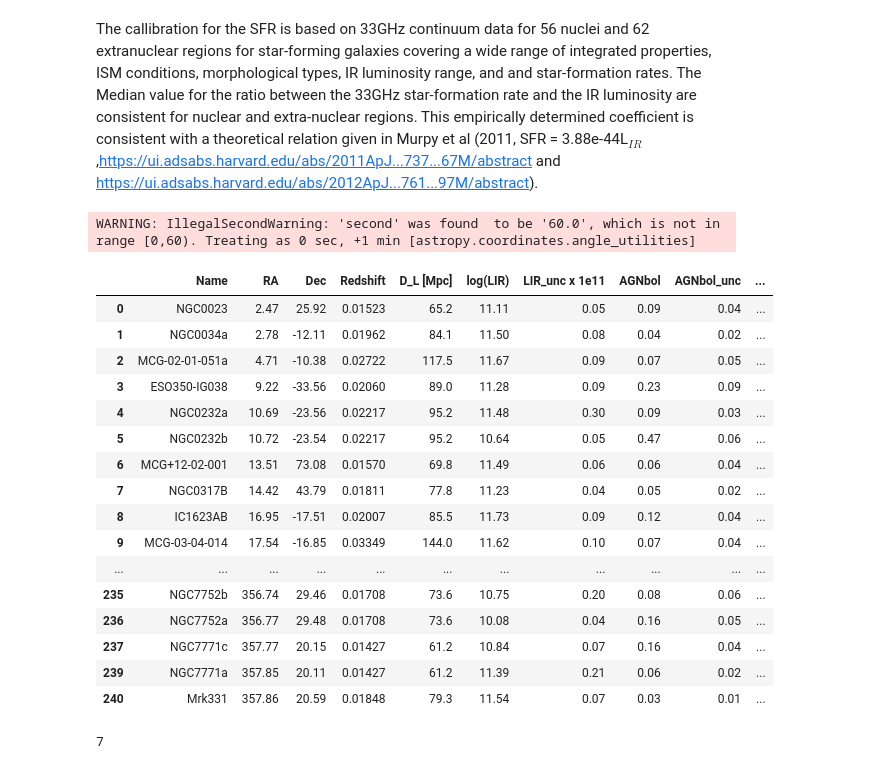
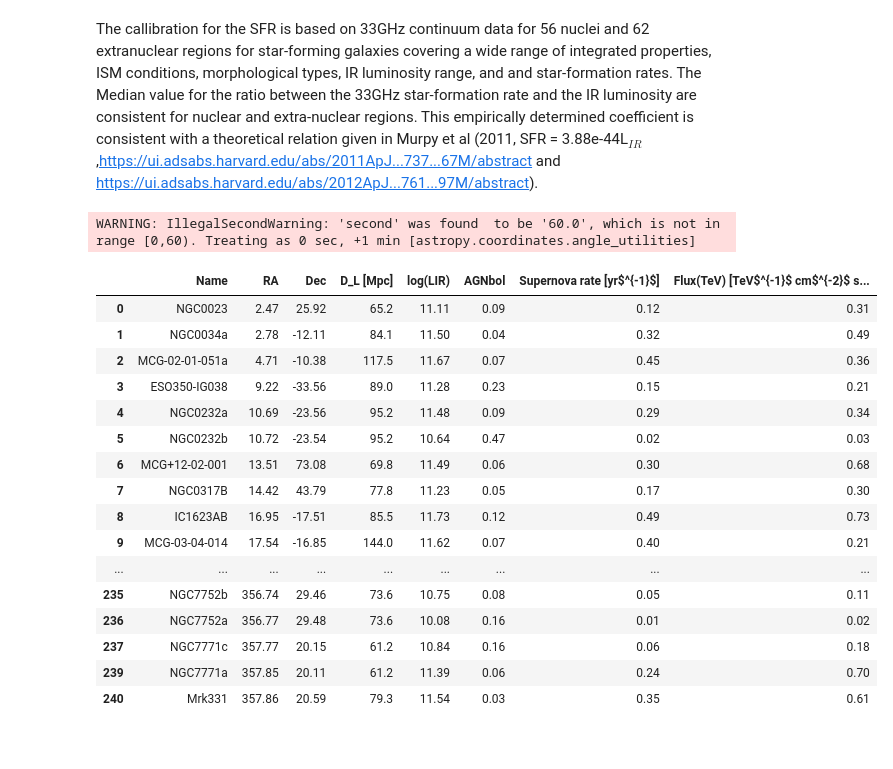
Before and after one commit to YarnoMerckx/neutrino-flux-GOALS-galaxies, a Jupyter notebook: Dataframe_paper_format.ipynb, the cells around one changed output. Cells and saved outputs as stored; diff of their text form; code cells hidden in the pictures.

```diff
--- a/Dataframe_paper_format.ipynb
+++ b/Dataframe_paper_format.ipynb
@@ -137,64 +137,58 @@ v= 500
 pmax = 1e8
 H = 150
 df = pd.DataFrame({ 'Name' : [i[1] for i in l],
 
         'RA' : [round(SkyCoord(i[2],i[3]).ra.deg,2)  for i in l],
 
         'Dec' : [round(SkyCoord(i[2],i[3]).dec.deg,2)  for i in l],
 
-        'Redshift': [i[4] for i in chars],
+        #'Redshift': [i[4] for i in chars],
 
         'D_L [Mpc]' : [ i[5] for i in chars],
 
         'log(LIR)' : [i[6] for i in chars],
 
-        'LIR_unc x 1e11' : [i[7] for i in chars],
+        #'LIR_unc x 1e11' : [i[7] for i in chars],
 
         'AGNbol' : [i[8] for i in chars],
 
-        'AGNbol_unc' : [i[9] for i in chars],
+        #'AGNbol_unc' : [i[9] for i in chars],
 
-        'SFR [M$_{\odot}$]' : [i[10] for i in chars ],
+        #'SFR [M$_{\odot}$]' : [i[10] for i in chars ],
 
-        'un-corr SFR [M$_{\odot}$]':[i[11] for i in chars ] ,
+        #'un-corr SFR [M$_{\odot}$]':[i[11] for i in chars ] ,
 
-        'Supernova rate [yr$^{-1}$] ' : [round(SNr_IMF((1-i[8])*pow(10,i[6]), "Yarno NK"),2) for i in chars],
+        'Supernova rate [yr$^{-1}$] ' : [round(0.5*SNr_IMF((1-i[8])*pow(10,i[6]), "Yarno NK"),2) for i in chars],
 
-        'un-corr Supernova rate [yr$^{-1}$] ' : [round(SNr_IMF(pow(10,i[6]), "Yarno NK"),2) for i in chars],
+        #'un-corr Supernova rate [yr$^{-1}$] ' : [round(0.5*SNr_IMF(pow(10,i[6]), "Yarno NK"),2) for i in chars],
 
-        'Flux(TeV) [TeV$^{-1}$ cm$^{-2}$ s$^{-1}$]': [round(Flux(1e3,R,v,nism,H,4,pmax,SNr_IMF((1-i[8])*pow(10,i[6]), "Yarno NK"),i[5]),13)*1e-3*1e12 for i in chars],
+        'Flux(TeV) [TeV$^{-1}$ cm$^{-2}$ s$^{-1}$]': [round(Flux(1e3,R,v,nism,H,4,pmax,0.5*SNr_IMF((1-i[8])*pow(10,i[6]), "Yarno NK"),i[5]),13)*1e-3*1e14 for i in chars],
 
-        'Flux(TeV) no AGN [GeV cm$^{-2}$ s$^{-1}$]': [round(Flux(1e3,R,v,nism,H,4,pmax,SNr_IMF(pow(10,i[6]), "Yarno NK"),i[5]),13)*1e-3*1e12 for i in chars],
-
+        #'Flux(TeV) no AGN [GeV cm$^{-2}$ s$^{-1}$]': [round(Flux(1e3,R,v,nism,H,4,pmax,0.5*SNr_IMF(pow(10,i[6]), "Yarno NK"),i[5]),13)*1e-3*1e12 for i in chars],
 
        }, index = [i[0] for i in chars])
 
 pd.set_option('display.max_rows', 500)
 
 display(df)
 # %% [output]
 WARNING: IllegalSecondWarning: 'second' was found  to be '60.0', which is not in range [0,60). Treating as 0 sec, +1 min [astropy.coordinates.angle_utilities]
-|  | Name | RA | Dec | Redshift | D_L [Mpc] | log(LIR) | LIR_unc x 1e11 | AGNbol | AGNbol_unc | ... |
-| 0 | NGC0023 | 2.47 | 25.92 | 0.01523 | 65.2 | 11.11 | 0.05 | 0.09 | 0.04 | ... |
-| 1 | NGC0034a | 2.78 | -12.11 | 0.01962 | 84.1 | 11.50 | 0.08 | 0.04 | 0.02 | ... |
-| 2 | MCG-02-01-051a | 4.71 | -10.38 | 0.02722 | 117.5 | 11.67 | 0.09 | 0.07 | 0.05 | ... |
-| 3 | ESO350-IG038 | 9.22 | -33.56 | 0.02060 | 89.0 | 11.28 | 0.09 | 0.23 | 0.09 | ... |
-| 4 | NGC0232a | 10.69 | -23.56 | 0.02217 | 95.2 | 11.48 | 0.30 | 0.09 | 0.03 | ... |
-| 5 | NGC0232b | 10.72 | -23.54 | 0.02217 | 95.2 | 10.64 | 0.05 | 0.47 | 0.06 | ... |
-| 6 | MCG+12-02-001 | 13.51 | 73.08 | 0.01570 | 69.8 | 11.49 | 0.06 | 0.06 | 0.04 | ... |
-| 7 | NGC0317B | 14.42 | 43.79 | 0.01811 | 77.8 | 11.23 | 0.04 | 0.05 | 0.02 | ... |
-| 8 | IC1623AB | 16.95 | -17.51 | 0.02007 | 85.5 | 11.73 | 0.09 | 0.12 | 0.04 | ... |
-| 9 | MCG-03-04-014 | 17.54 | -16.85 | 0.03349 | 144.0 | 11.62 | 0.10 | 0.07 | 0.04 | ... |
-| ... | ... | ... | ... | ... | ... | ... | ... | ... | ... | ... |
-| 235 | NGC7752b | 356.74 | 29.46 | 0.01708 | 73.6 | 10.75 | 0.20 | 0.08 | 0.06 | ... |
-| 236 | NGC7752a | 356.77 | 29.48 | 0.01708 | 73.6 | 10.08 | 0.04 | 0.16 | 0.05 | ... |
-| 237 | NGC7771c | 357.77 | 20.15 | 0.01427 | 61.2 | 10.84 | 0.07 | 0.16 | 0.04 | ... |
-| 239 | NGC7771a | 357.85 | 20.11 | 0.01427 | 61.2 | 11.39 | 0.21 | 0.06 | 0.02 | ... |
-| 240 | Mrk331 | 357.86 | 20.59 | 0.01848 | 79.3 | 11.54 | 0.07 | 0.03 | 0.01 | ... |
+|  | Name | RA | Dec | D_L [Mpc] | log(LIR) | AGNbol | Supernova rate [yr$^{-1}$] | Flux(TeV) [TeV$^{-1}$ cm$^{-2}$ s... |
+| 0 | NGC0023 | 2.47 | 25.92 | 65.2 | 11.11 | 0.09 | 0.12 | 0.31 |
+| 1 | NGC0034a | 2.78 | -12.11 | 84.1 | 11.50 | 0.04 | 0.32 | 0.49 |
+| 2 | MCG-02-01-051a | 4.71 | -10.38 | 117.5 | 11.67 | 0.07 | 0.45 | 0.36 |
+| 3 | ESO350-IG038 | 9.22 | -33.56 | 89.0 | 11.28 | 0.23 | 0.15 | 0.21 |
+| 4 | NGC0232a | 10.69 | -23.56 | 95.2 | 11.48 | 0.09 | 0.29 | 0.34 |
+| 5 | NGC0232b | 10.72 | -23.54 | 95.2 | 10.64 | 0.47 | 0.02 | 0.03 |
+| 6 | MCG+12-02-001 | 13.51 | 73.08 | 69.8 | 11.49 | 0.06 | 0.30 | 0.68 |
+| 7 | NGC0317B | 14.42 | 43.79 | 77.8 | 11.23 | 0.05 | 0.17 | 0.30 |
+| 8 | IC1623AB | 16.95 | -17.51 | 85.5 | 11.73 | 0.12 | 0.49 | 0.73 |
+| 9 | MCG-03-04-014 | 17.54 | -16.85 | 144.0 | 11.62 | 0.07 | 0.40 | 0.21 |
+| ... | ... | ... | ... | ... | ... | ... | ... | ... |
+| 235 | NGC7752b | 356.74 | 29.46 | 73.6 | 10.75 | 0.08 | 0.05 | 0.11 |
+| 236 | NGC7752a | 356.77 | 29.48 | 73.6 | 10.08 | 0.16 | 0.01 | 0.02 |
+| 237 | NGC7771c | 357.77 | 20.15 | 61.2 | 10.84 | 0.16 | 0.06 | 0.18 |
+| 239 | NGC7771a | 357.85 | 20.11 | 61.2 | 11.39 | 0.06 | 0.24 | 0.70 |
+| 240 | Mrk331 | 357.86 | 20.59 | 79.3 | 11.54 | 0.03 | 0.35 | 0.61 |
 # %%
 #print(df[["Name","RA","Dec", "D_L [Mpc]", "log(LIR)", "AGNbol",'Supernova rate [yr$^{-1}$] ','Flux(TeV) [TeV$^{-1}$ cm$^{-2}$ s$^{-1}$]']].to_latex(caption = "Table",index = False))
-# %%
-len(df[df['AGNbol']>0.2])
-len(df[df['AGNbol']>0.5])
-# %% [output]
-7
```
Also changed, not shown: parts of 4 cells of this notebook, 3 other files.
